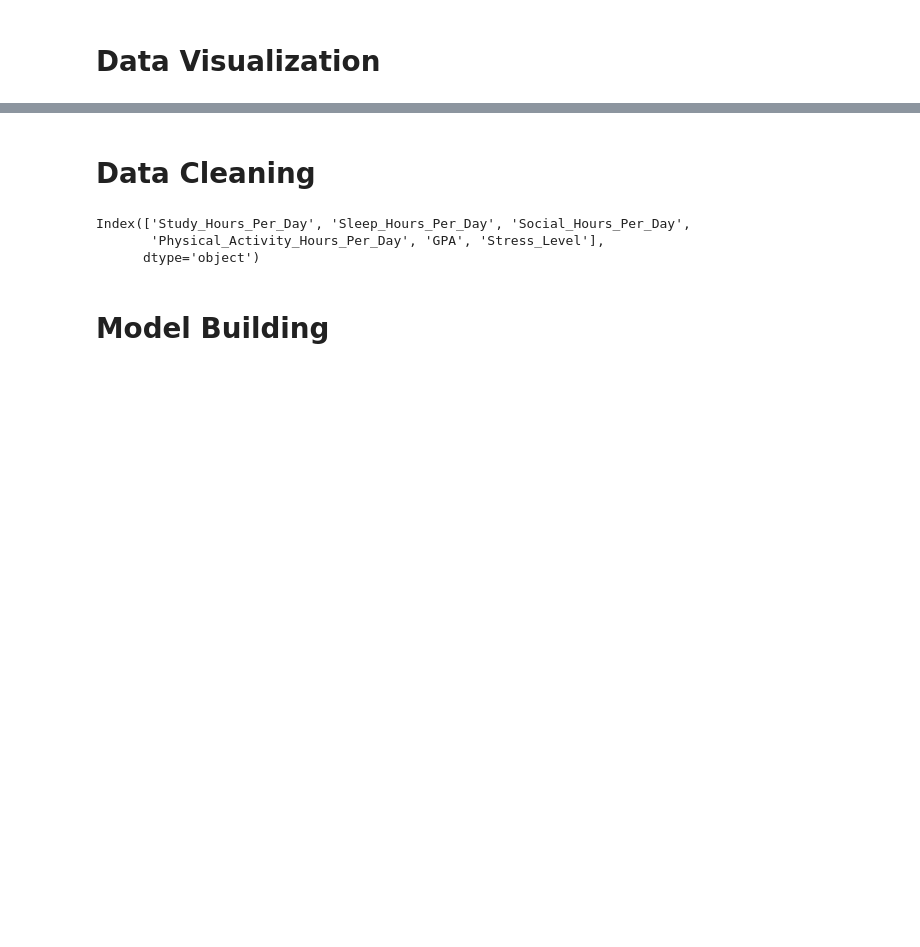
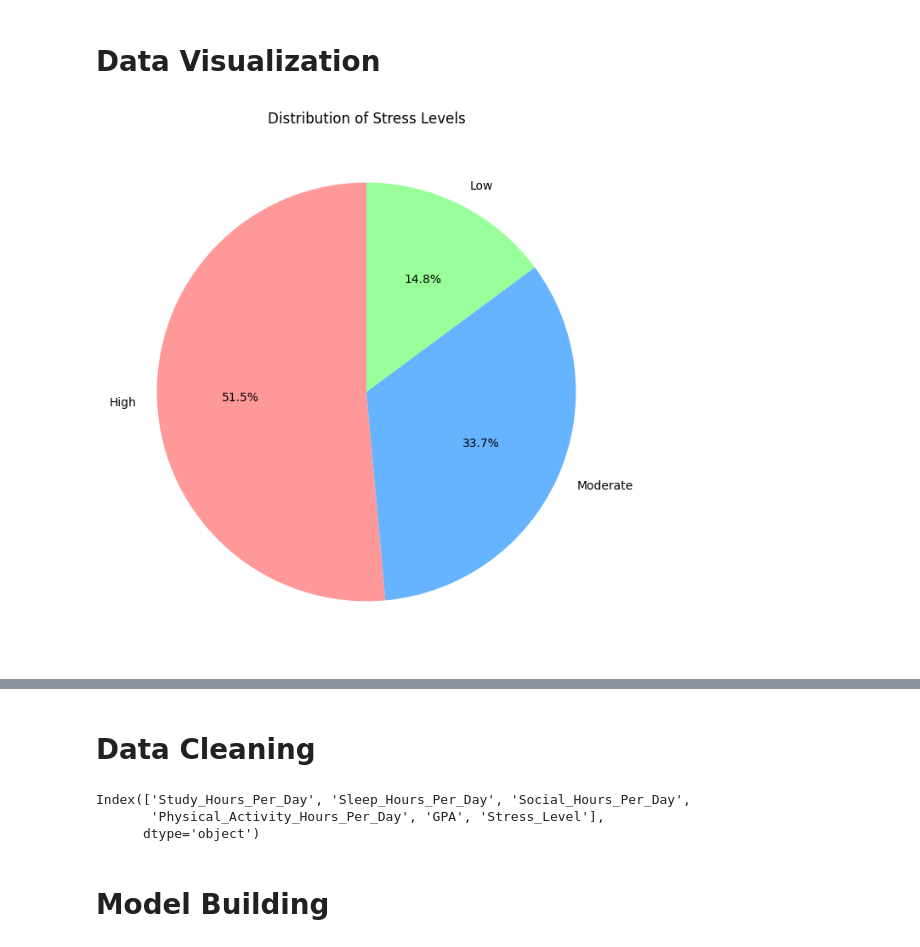
Before and after one commit to adawang1024/street_levels, a Jupyter notebook: EDA.ipynb, the cells around one changed output, grey strips where cells are left out. Drawn from its saved outputs; the diff is of its cells as text; code cells hidden in the pictures; blank space fills up the shorter version.

```diff
--- a/EDA.ipynb
+++ b/EDA.ipynb
@@ -99,2 +112,11 @@ Name: Stress_Level, dtype: float64
 # %% [markdown]
 # Data Visualization
+# %%
+# distribution of stress level
+plt.figure(figsize=(8, 8))  # Makes the figure square
+stress_counts = data['Stress_Level'].value_counts()
+plt.pie(stress_counts, labels=stress_counts.index, autopct='%1.1f%%', startangle=90, colors=['#ff9999','#66b3ff','#99ff99'])
+plt.title('Distribution of Stress Levels')
+plt.show()
+# %% [output]
+[figure, added]
```
Also changed, not shown: parts of 8 cells of this notebook.
